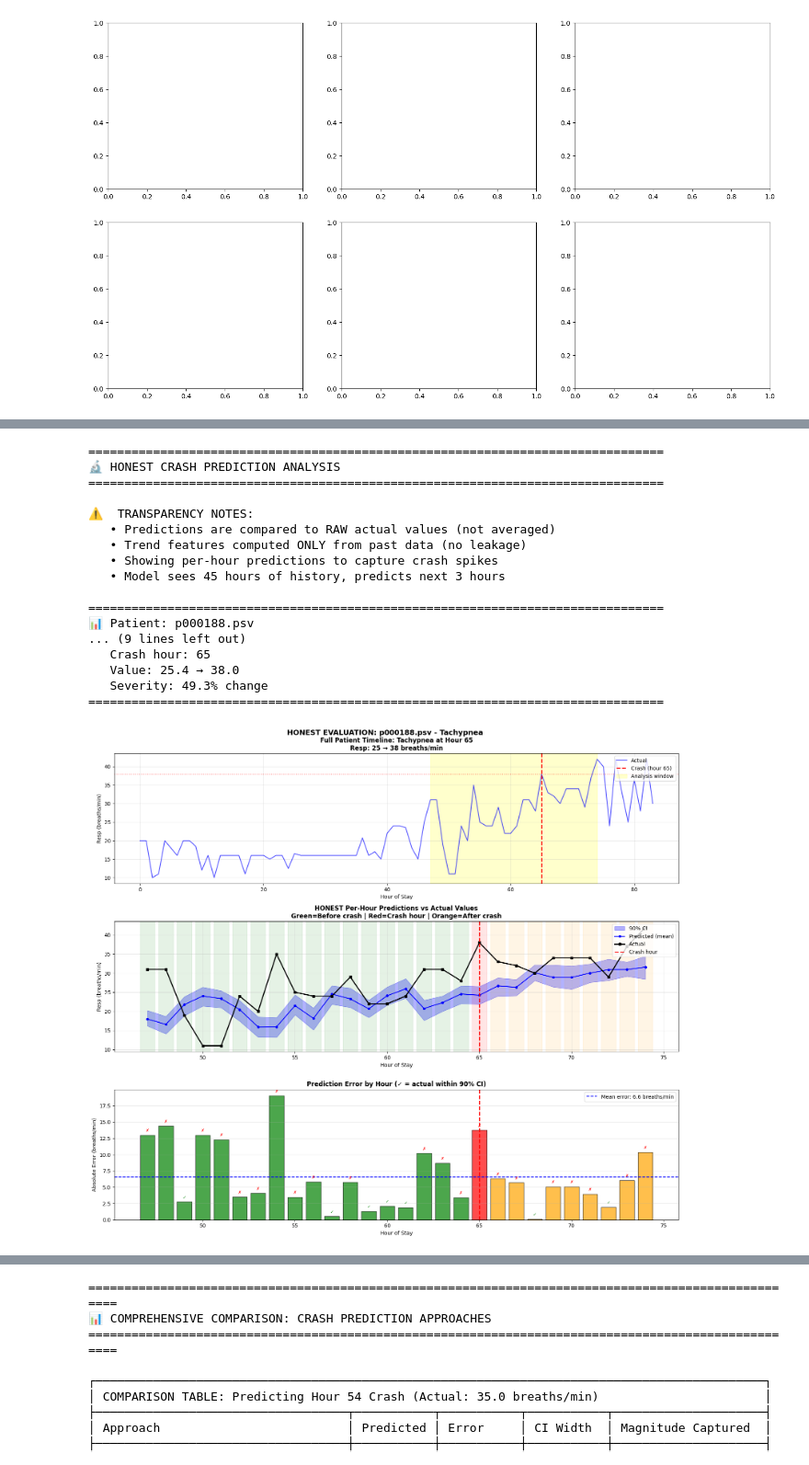
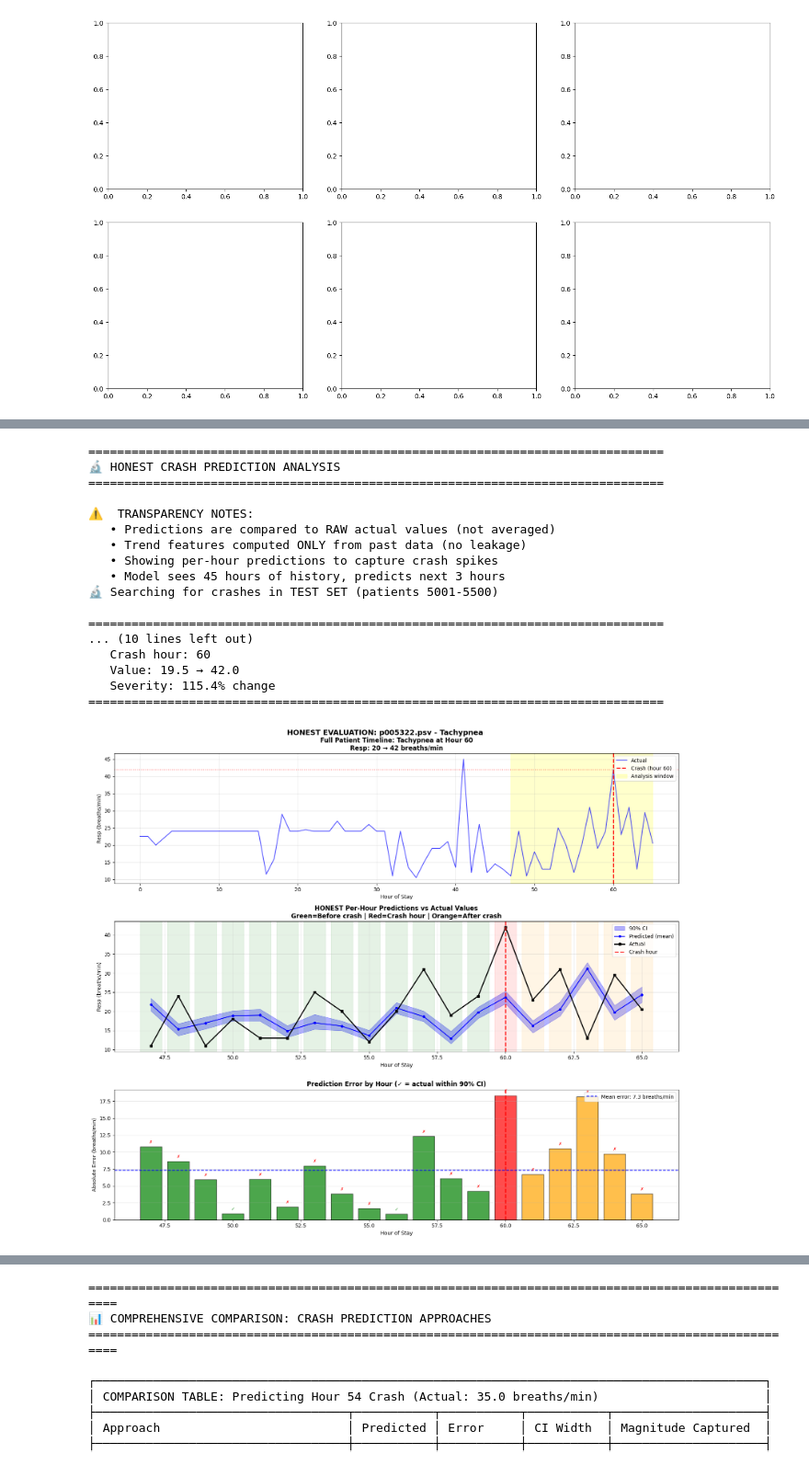
Before and after one commit to Nan0101/probabilistic_vital_sign_forecasting_using_diffusion_models, a Jupyter notebook: IPR_Final_Project.ipynb, the cells around one changed output, grey strips where cells are left out. Shown at 92% size. Drawn from its saved outputs; the diff is of its cells as text; code cells hidden in the pictures.

Commit message:
UPDATE: increase data, define training and test sets

```diff
--- a/IPR_Final_Project.ipynb
+++ b/IPR_Final_Project.ipynb
@@ -1723,15 +1674,27 @@ so predictions are genuine forecasts. But we need to ensure trend features
 also only use past data.
 """
 
-def find_patient_with_crash(data_dir, config, min_hours=60):
+def find_patient_with_crash(data_dir, config, min_hours=60, use_test_set=True):
     """
     Find patients who experienced a respiratory crash (Resp > 30).
     Returns list of dicts with patient info and crash timing.
+
+    Args:
+        use_test_set: If True, search in test patients (5001-5500) to avoid data leakage
     """
     crash_patients = []
-    files = sorted([f for f in os.listdir(data_dir) if f.endswith('.psv')])
+    all_files = sorted([f for f in os.listdir(data_dir) if f.endswith('.psv')])
 
-    for filename in files[:500]:  # Search first 500 patients
+    # Use test set to avoid data leakage
+    if use_test_set:
+        train_files = config.get("TRAIN_FILES", 5000)
+        test_files = config.get("TEST_FILES", 500)
+        files = all_files[train_files:train_files + test_files]
+        print(f"🔬 Searching for crashes in TEST SET (patients {train_files+1}-{train_files+test_files})")
+    else:
+        files = all_files[:500]  # Backward compatibility
+
+    for filename in files:
         df = pd.read_csv(os.path.join(data_dir, filename), sep='|')
 
         if 'Resp' not in df.columns:
@@ -2213,39 +2176,39 @@ def honest_crash_evaluation(model, device):
 
         if crash_result['in_ci']:
             print(f"      → Model's uncertainty appropriately captured the crash")
         else:
             print(f"      → Model was overconfident (actual outside predicted range)")
 
     print(f"\n✓ Honest evaluation complete!")
 
     return {
         'patient_info': patient_info,
         'results': results,
         'crash_result': crash_result
     }
 
 
 # Run the honest evaluation
 crash_analysis = honest_crash_evaluation(model, device)
 # %% [output]
 ================================================================================
 🔬 HONEST CRASH PREDICTION ANALYSIS
 ================================================================================
 
 ⚠️  TRANSPARENCY NOTES:
    • Predictions are compared to RAW actual values (not averaged)
    • Trend features computed ONLY from past data (no leakage)
    • Showing per-hour predictions to capture crash spikes
    • Model sees 45 hours of history, predicts next 3 hours
+🔬 Searching for crashes in TEST SET (patients 5001-5500)
 
 ================================================================================
-📊 Patient: p000188.psv
-... (9 lines left out)
-   Crash hour: 65
-   Value: 25.4 → 38.0
-   Severity: 49.3% change
+... (10 lines left out)
+   Crash hour: 60
+   Value: 19.5 → 42.0
+   Severity: 115.4% change
 ================================================================================
-[figure, old version]
+[figure, new version]
 ====================================================================================================
 📊 HONEST PER-HOUR PREDICTION RESULTS
 ====================================================================================================
```
Also changed, not shown: parts of 8 cells of this notebook.
